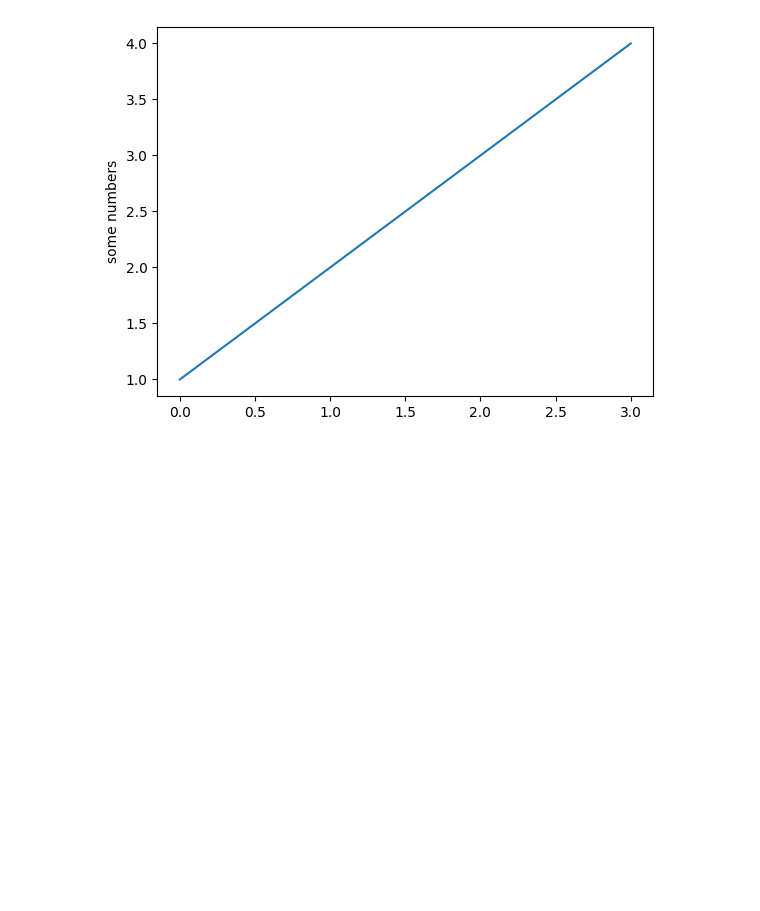
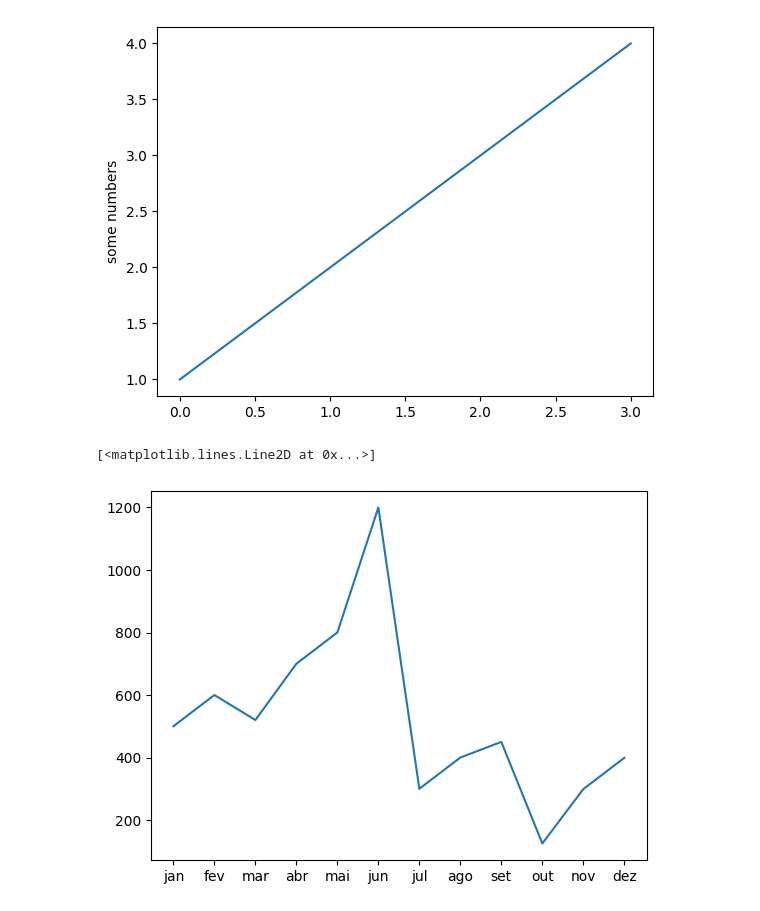
Before and after one commit to franciscojrlopes/Python, a Jupyter notebook: python_work/grafico.ipynb, the cells around one changed output. Drawn from its saved outputs; the diff is of its cells as text; code cells hidden in the pictures; blank space fills up the shorter version.

```diff
--- a/python_work/grafico.ipynb
+++ b/python_work/grafico.ipynb
@@ -28,3 +28,11 @@ plt.ylabel('some numbers')
 plt.show()
 # %% [output]
 [figure]
+# %%
+vendas = [500, 600, 520, 700, 800, 1200, 300, 400, 450, 125, 299, 399]
+meses = ['jan', 'fev', 'mar', 'abr', 'mai', 'jun', 'jul', 'ago', 'set', 'out', 'nov', 'dez']
+
+plt.plot(meses, vendas)
+# %% [output]
+[<matplotlib.lines.Line2D at 0x...>]
+[figure, added]
```
